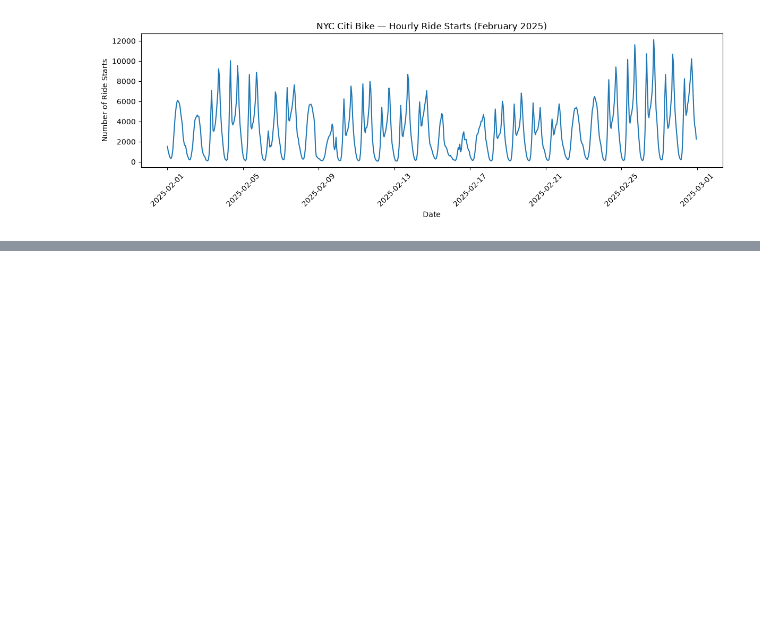
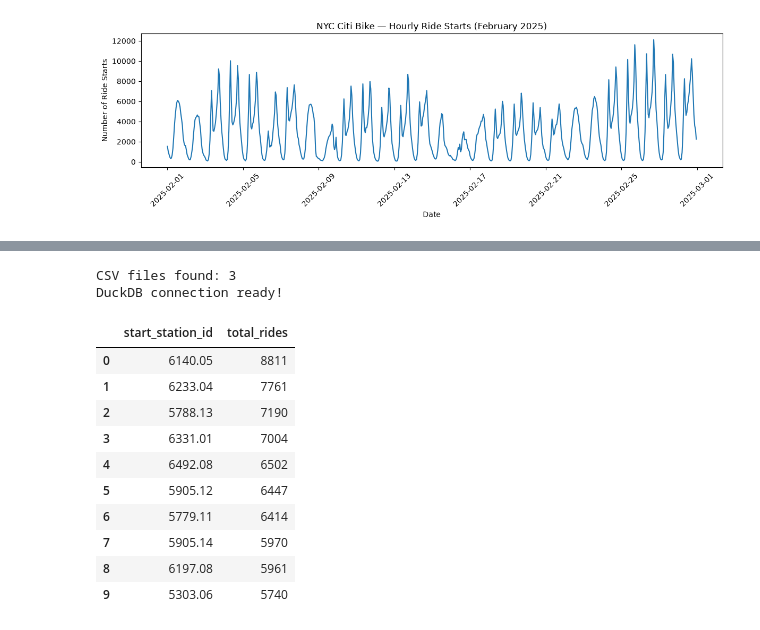
Before and after one commit to sanjeevani1193/CityPulse-AI, a Jupyter notebook: notebooks/01_data_exploration.ipynb, the cells around one changed output, grey strips where cells are left out. Drawn from its saved outputs; the diff is of its cells as text; code cells hidden in the pictures; blank space fills up the shorter version.

```diff
--- a/notebooks/01_data_exploration.ipynb
+++ b/notebooks/01_data_exploration.ipynb
@@ -271,0 +350,49 @@ plt.show()
+# %%
+from pathlib import Path
+import duckdb
+
+# Locate our CSV folder
+data_folder = Path.cwd() / "csv_files"
+
+# If Jupyter is running from the notebooks folder
+if not data_folder.exists():
+    data_folder = Path.cwd().parent / "csv_files"
+
+# Find all three CSV files
+csv_files = sorted(data_folder.glob("*.csv"))
+csv_pattern = str(data_folder / "*.csv")
+
+# Connect to DuckDB
+con = duckdb.connect()
+
+print("CSV files found:", len(csv_files))
+print("DuckDB connection ready!")
+# %% [output]
+CSV files found: 3
+DuckDB connection ready!
+# %%
+top_stations = con.execute("""
+    SELECT
+        start_station_id,
+        COUNT(*) AS total_rides
+    FROM read_csv(?, all_varchar=true)
+    WHERE start_station_id IS NOT NULL
+      AND TRIM(start_station_id) != ''
+    GROUP BY start_station_id
+    ORDER BY total_rides DESC
+    LIMIT 10
+""", [csv_pattern]).df()
+
+display(top_stations)
+# %% [output]
+|  | start_station_id | total_rides |
+| 0 | 6140.05 | 8811 |
+| 1 | 6233.04 | 7761 |
+| 2 | 5788.13 | 7190 |
+| 3 | 6331.01 | 7004 |
+| 4 | 6492.08 | 6502 |
+| 5 | 5905.12 | 6447 |
+| 6 | 5779.11 | 6414 |
+| 7 | 5905.14 | 5970 |
+| 8 | 6197.08 | 5961 |
+| 9 | 5303.06 | 5740 |
```
Also changed, not shown: parts of 6 cells of this notebook.
